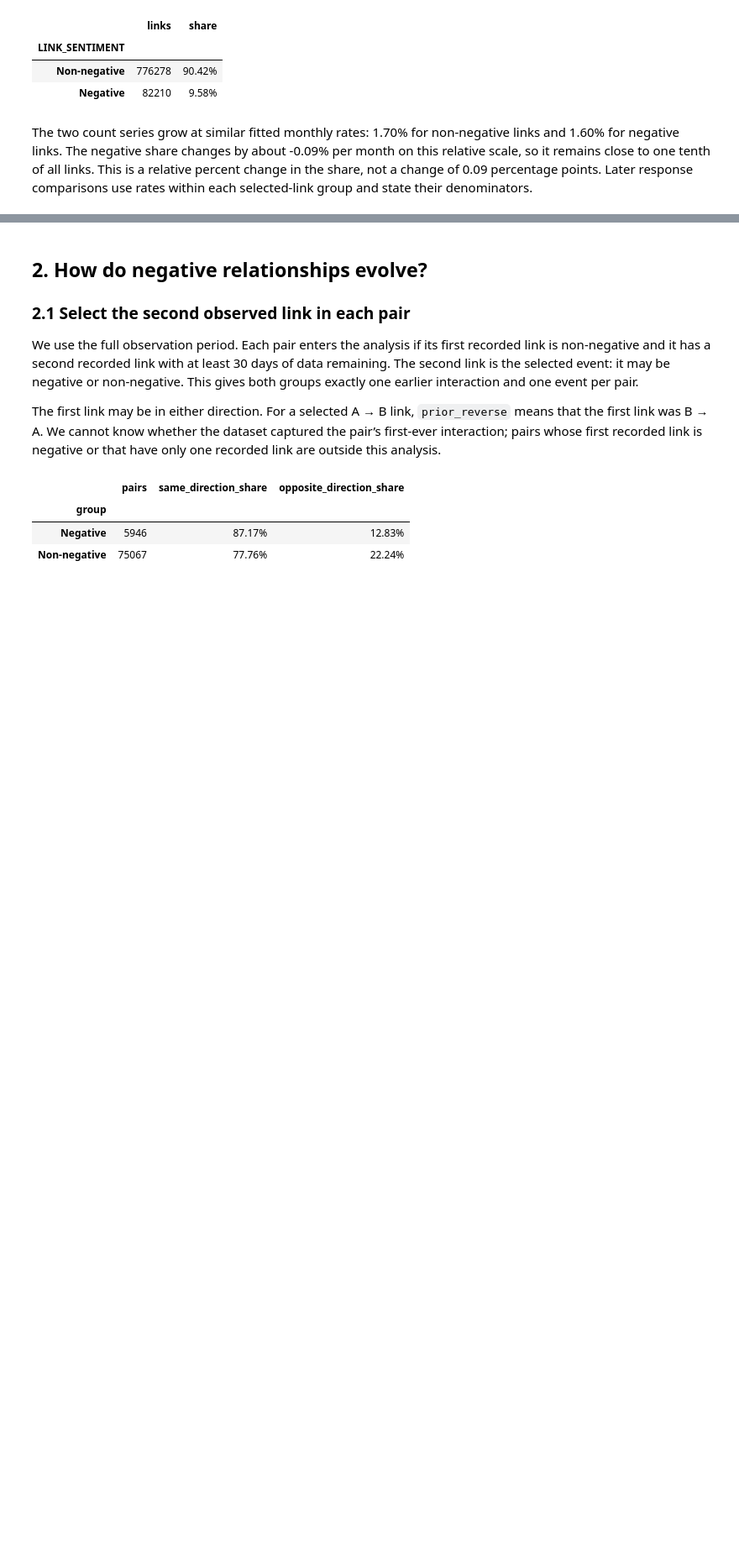
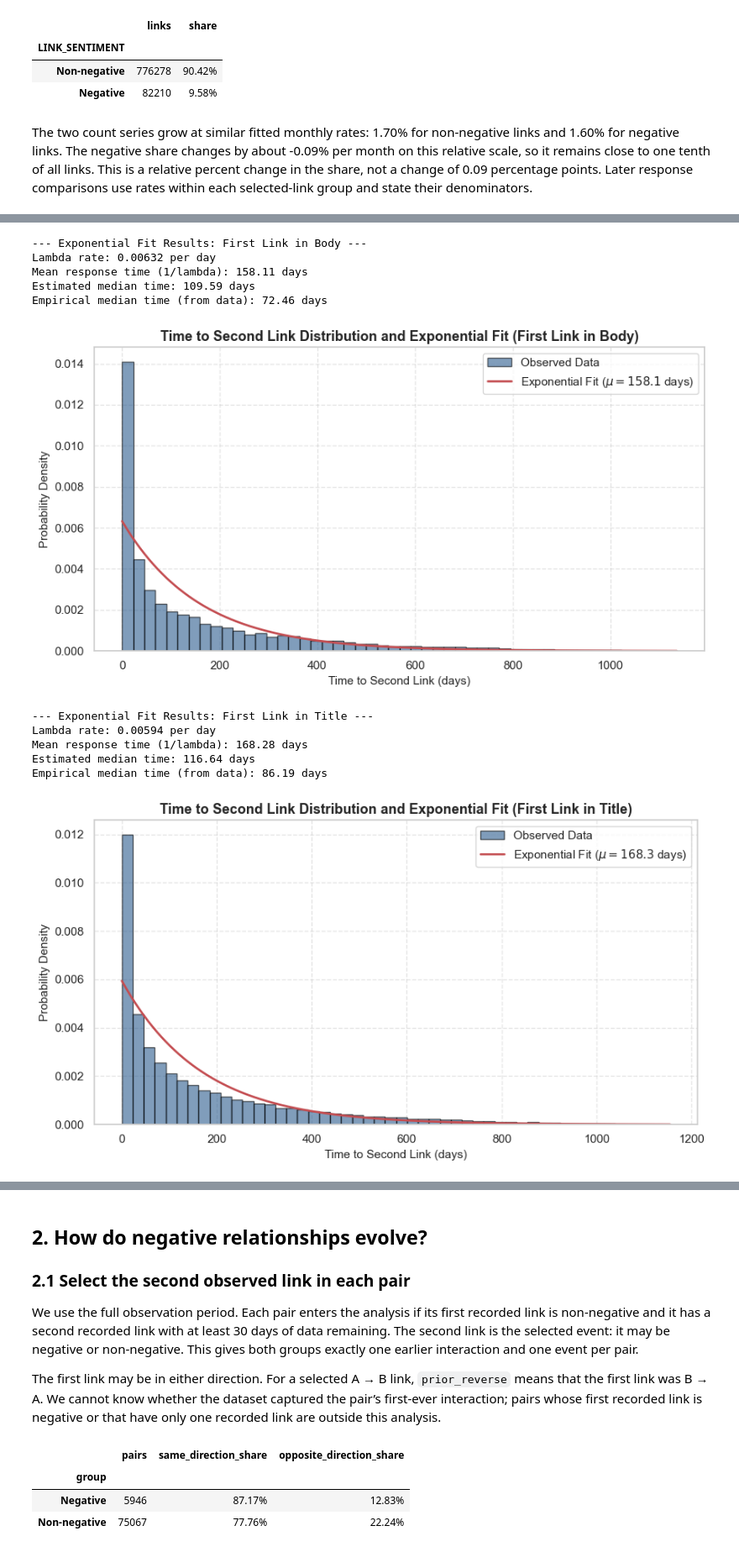
Before and after one commit to RomainFast121/ada_project, a Jupyter notebook: result_P2.ipynb, the cells around one changed output, grey strips where cells are left out. Shown at 84% size. Saved outputs shown, nothing was run; the diff lists cells and outputs as text; code cells hidden in the pictures; blank space fills up the shorter version.

```diff
--- a/result_P2.ipynb
+++ b/result_P2.ipynb
@@ -124,0 +177,15 @@ The two count series grow at similar fitted monthly rates: 1.70% for non-negativ
+# %%
+show_response_time_by_location(valid_pairs)
+# %% [output]
+--- Exponential Fit Results: First Link in Body ---
+Lambda rate: 0.00632 per day
+Mean response time (1/lambda): 158.11 days
+Estimated median time: 109.59 days
+Empirical median time (from data): 72.46 days
+[figure, added]
+--- Exponential Fit Results: First Link in Title ---
+Lambda rate: 0.00594 per day
+Mean response time (1/lambda): 168.28 days
+Estimated median time: 116.64 days
+Empirical median time (from data): 86.19 days
+[figure, added]
```
Also changed, not shown: parts of 30 cells of this notebook, 6 other files.
